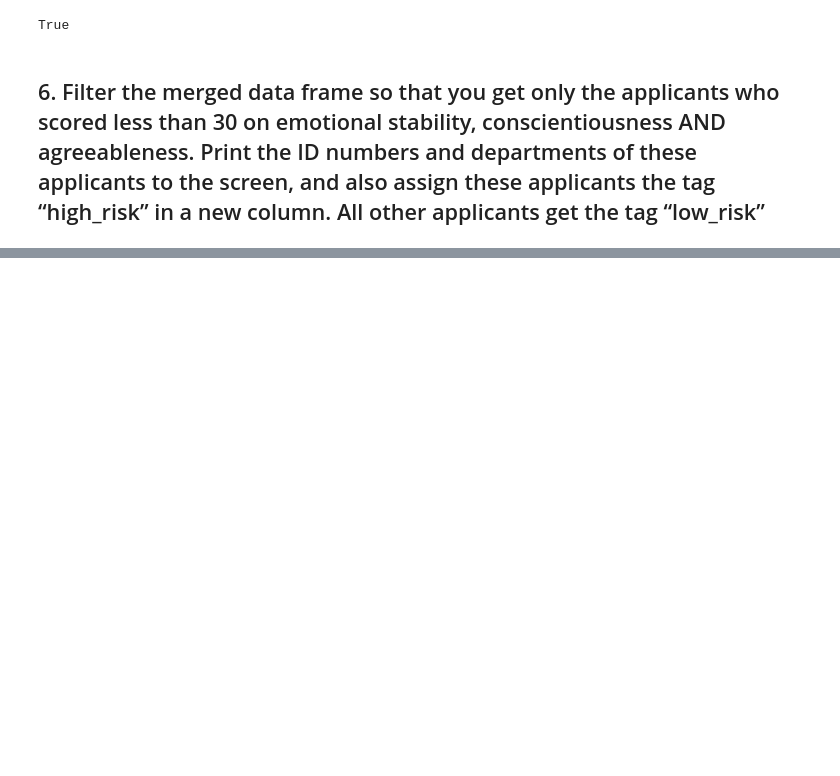
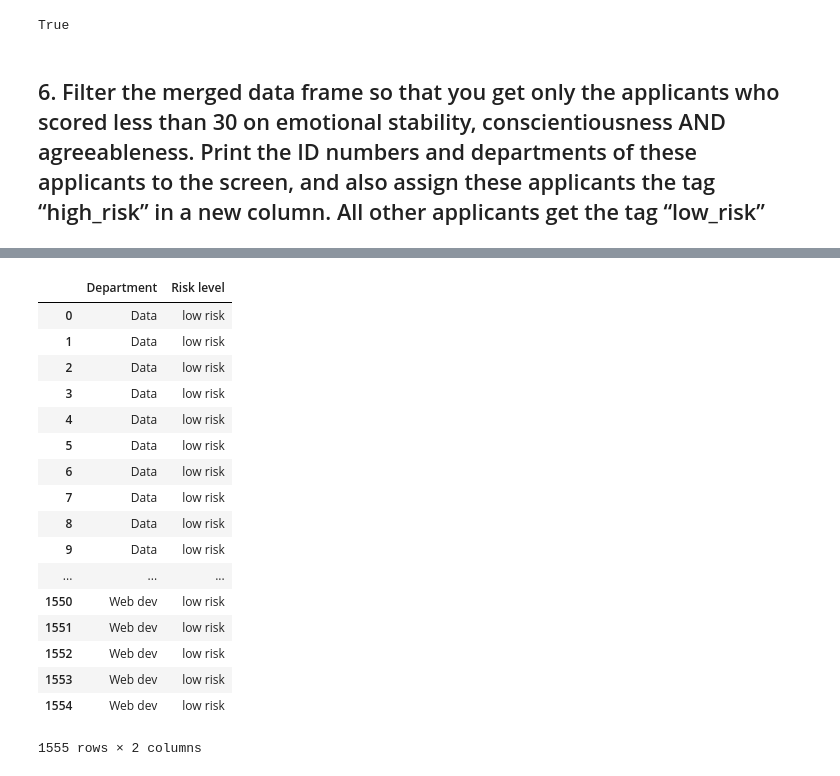
Before and after one commit to pulengmoru/data_wrangling, a Jupyter notebook: data_wrangling.ipynb, the cells around one changed output, grey strips where cells are left out. Saved outputs shown, nothing was run; the diff lists cells and outputs as text; code cells hidden in the pictures; blank space fills up the shorter version.

```diff
--- a/data_wrangling.ipynb
+++ b/data_wrangling.ipynb
@@ -155,2 +130,23 @@ personality_departments.head()
+# %%
+personality_departments[['Department', 'Risk level']]
+# %% [output]
+|  | Department | Risk level |
+| 0 | Data | low risk |
+| 1 | Data | low risk |
+| 2 | Data | low risk |
+| 3 | Data | low risk |
+| 4 | Data | low risk |
+| 5 | Data | low risk |
+| 6 | Data | low risk |
+| 7 | Data | low risk |
+| 8 | Data | low risk |
+| 9 | Data | low risk |
+| ... | ... | ... |
+| 1550 | Web dev | low risk |
+| 1551 | Web dev | low risk |
+| 1552 | Web dev | low risk |
+| 1553 | Web dev | low risk |
+| 1554 | Web dev | low risk |
+1555 rows × 2 columns
 # %%
 # apply groupby, and count and unstack data frame
```
Also changed, not shown: parts of 17 cells of this notebook.
